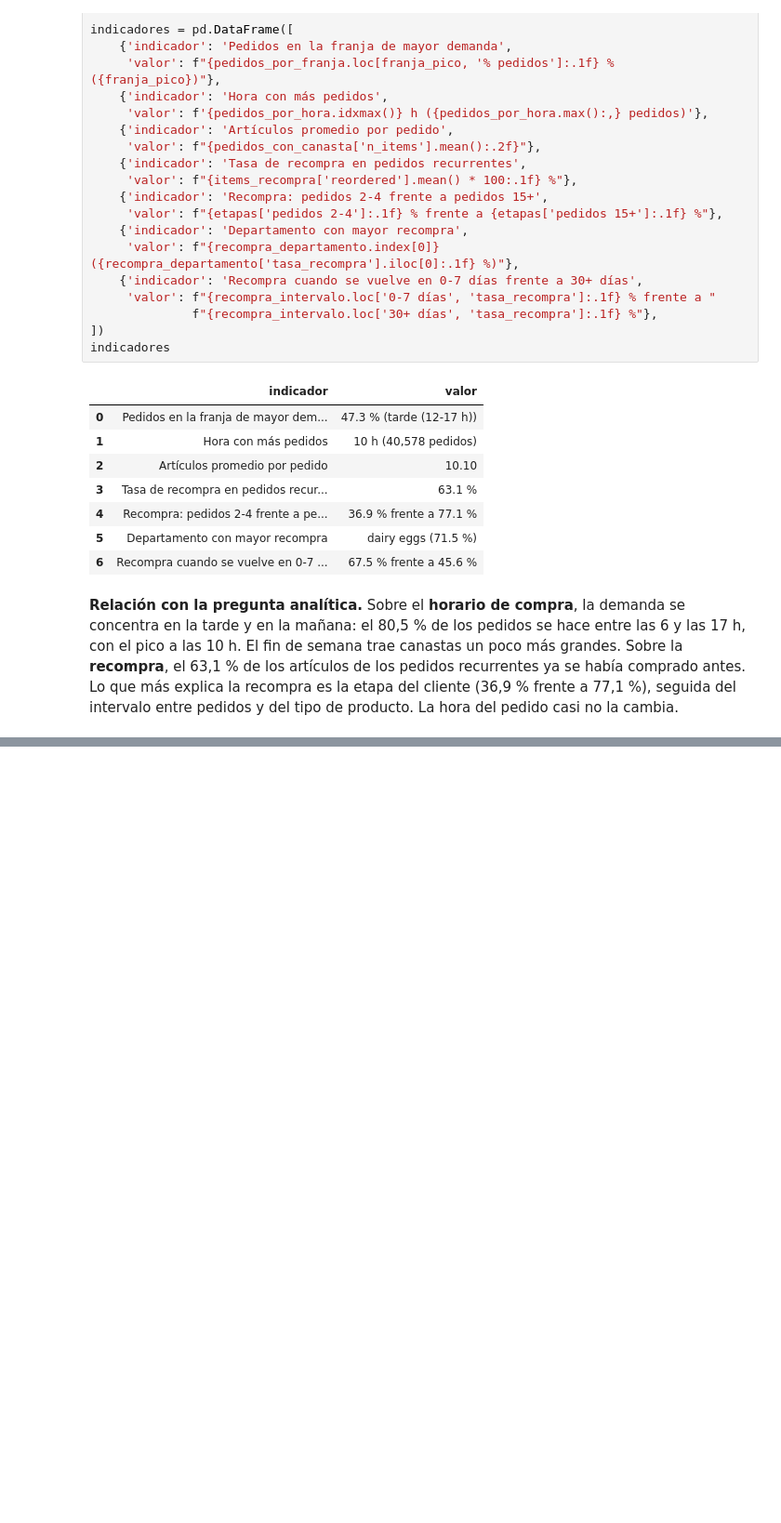
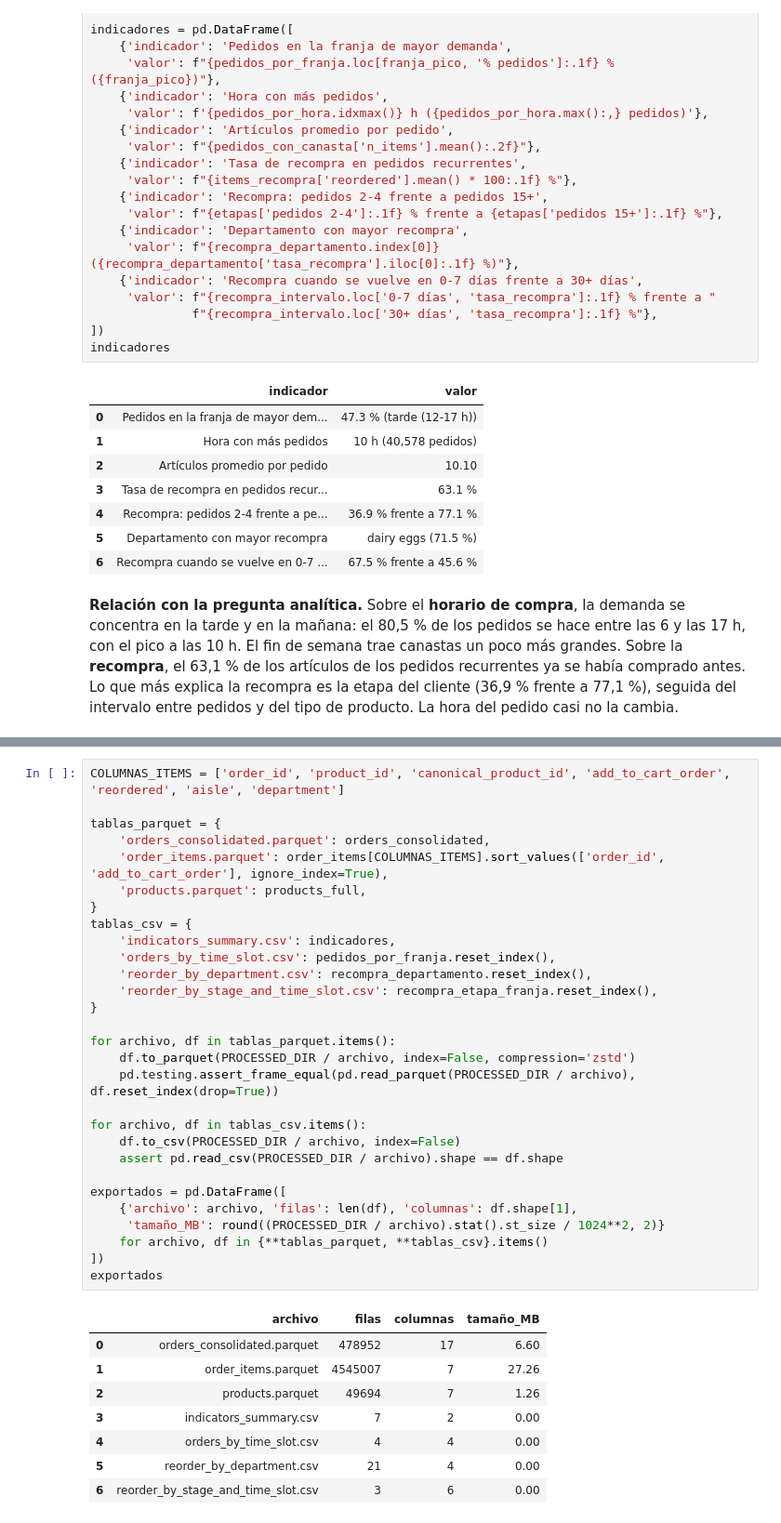
Before and after one commit to CarlosHerrera1210/proyecto-ciencia-datos, a Jupyter notebook: notebooks/data_preparation.ipynb, the cells around one changed output, grey strips where cells are left out. Shown at 93% size. Saved outputs shown, nothing was run; the diff lists cells and outputs as text; blank space fills up the shorter version.

```diff
--- a/notebooks/data_preparation.ipynb
+++ b/notebooks/data_preparation.ipynb
@@ -635,0 +793,38 @@ indicadores
+# %%
+COLUMNAS_ITEMS = ['order_id', 'product_id', 'canonical_product_id', 'add_to_cart_order', 'reordered', 'aisle', 'department']
+
+tablas_parquet = {
+    'orders_consolidated.parquet': orders_consolidated,
+    'order_items.parquet': order_items[COLUMNAS_ITEMS].sort_values(['order_id', 'add_to_cart_order'], ignore_index=True),
+    'products.parquet': products_full,
+}
+tablas_csv = {
+    'indicators_summary.csv': indicadores,
+    'orders_by_time_slot.csv': pedidos_por_franja.reset_index(),
+    'reorder_by_department.csv': recompra_departamento.reset_index(),
+    'reorder_by_stage_and_time_slot.csv': recompra_etapa_franja.reset_index(),
+}
+
+for archivo, df in tablas_parquet.items():
+    df.to_parquet(PROCESSED_DIR / archivo, index=False, compression='zstd')
+    pd.testing.assert_frame_equal(pd.read_parquet(PROCESSED_DIR / archivo), df.reset_index(drop=True))
+
+for archivo, df in tablas_csv.items():
+    df.to_csv(PROCESSED_DIR / archivo, index=False)
+    assert pd.read_csv(PROCESSED_DIR / archivo).shape == df.shape
+
+exportados = pd.DataFrame([
+    {'archivo': archivo, 'filas': len(df), 'columnas': df.shape[1],
+     'tamaño_MB': round((PROCESSED_DIR / archivo).stat().st_size / 1024**2, 2)}
+    for archivo, df in {**tablas_parquet, **tablas_csv}.items()
+])
+exportados
+# %% [output]
+|  | archivo | filas | columnas | tamaño_MB |
+| 0 | orders_consolidated.parquet | 478952 | 17 | 6.60 |
+| 1 | order_items.parquet | 4545007 | 7 | 27.26 |
+| 2 | products.parquet | 49694 | 7 | 1.26 |
+| 3 | indicators_summary.csv | 7 | 2 | 0.00 |
+| 4 | orders_by_time_slot.csv | 4 | 4 | 0.00 |
+| 5 | reorder_by_department.csv | 21 | 4 | 0.00 |
+| 6 | reorder_by_stage_and_time_slot.csv | 3 | 6 | 0.00 |
```
Also changed, not shown: parts of 16 cells of this notebook, 7 other files.
